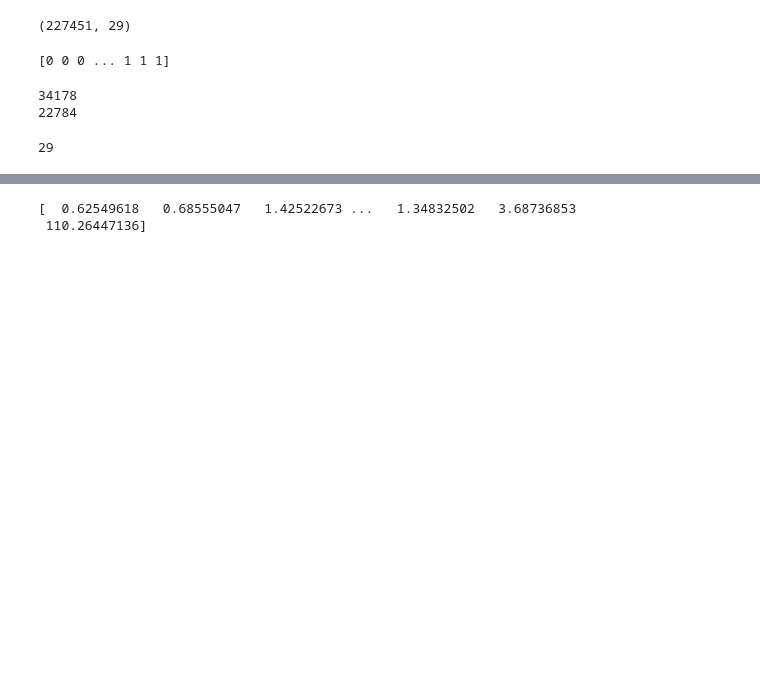
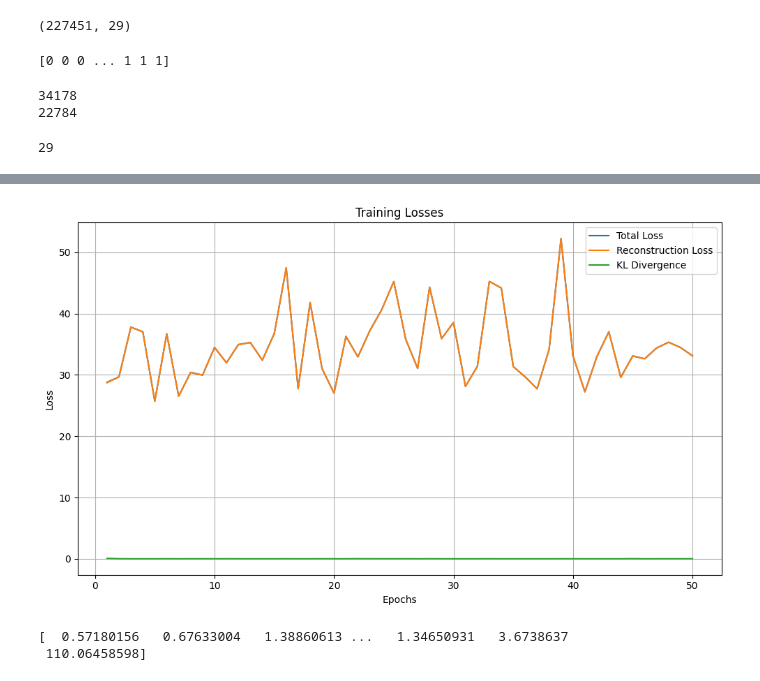
Before and after one commit to EdoardoZappia/Quantum_Autoencoder_PML_Exam, a Jupyter notebook: classical_vae.ipynb, the cells around one changed output, grey strips where cells are left out. Saved outputs shown, nothing was run; the diff lists cells and outputs as text; code cells hidden in the pictures; blank space fills up the shorter version.

```diff
--- a/classical_vae.ipynb
+++ b/classical_vae.ipynb
@@ -348,10 +216,39 @@ Epoch 10/10
+# %%
+# Estrazione della loss
+loss = history.history['loss']
+reconstruction_loss = history.history['reconstruction_loss']
+kl_divergence = history.history['kl_divergence']
+
+# Plot della loss
+epochs = range(1, len(loss) + 1)
+
+plt.figure(figsize=(10, 6))
+plt.plot(epochs, loss, label='Total Loss')
+plt.plot(epochs, reconstruction_loss, label='Reconstruction Loss')
+plt.plot(epochs, kl_divergence, label='KL Divergence')
+
+plt.title('Training Losses')
+plt.xlabel('Epochs')
+plt.ylabel('Loss')
+plt.legend()
+plt.grid(True)
+plt.tight_layout()
+
+plt.show()
+# %% [output]
+[figure, added]
 # %%
 # Calcolo della perdita di ricostruzione su X_test
-#reconstructed = vae.decoder(vae.encoder(X_test)).numpy()
-#reconstruction_loss = tf.reduce_mean(tf.keras.losses.mean_squared_error(X_test, reconstructed), axis=1)
+reconstructed = vae.decoder(vae.encoder(X_test)).numpy()
+reconstruction_loss = np.mean(np.square(X_test - reconstructed), axis=1)
+
+print(reconstruction_loss)
 
 # Definizione di una soglia arbitraria (può essere ottimizzata)
-#threshold = 2.5  # Esempio di soglia, da ottimizzare
+threshold = 2.5
 
 # Creazione di un array binario per le previsioni basate sulla soglia
-#predictions = reconstruction_loss > threshold
+predictions = (reconstruction_loss > threshold).astype(np.int32)
+# %% [output]
+[  0.57180156   0.67633004   1.38860613 ...   1.34650931   3.6738637
+ 110.06458598]
@@ -374,6 +255 @@ predictions = (reconstruction_loss > threshold).astype(np.int32)
-# %%
-print(reconstruction_loss)
-# %% [output]
-[  0.62549618   0.68555047   1.42522673 ...   1.34832502   3.68736853
- 110.26447136]
 # %%
```
Also changed, not shown: parts of 7 cells of this notebook.
